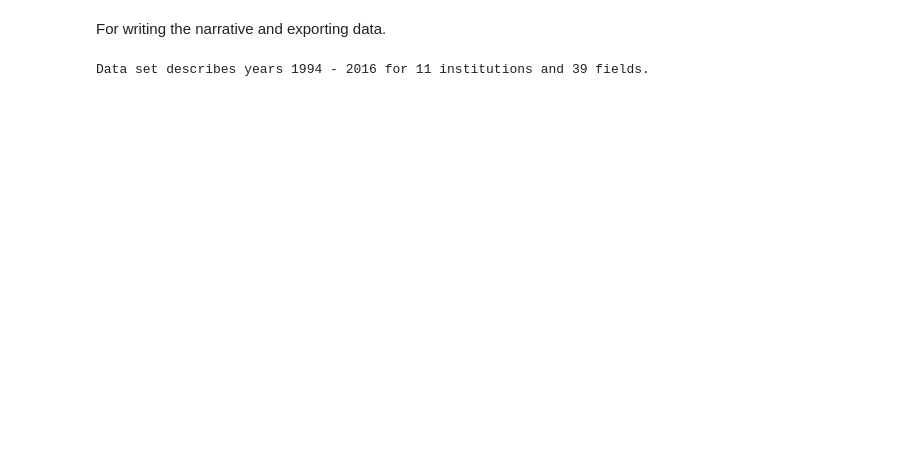
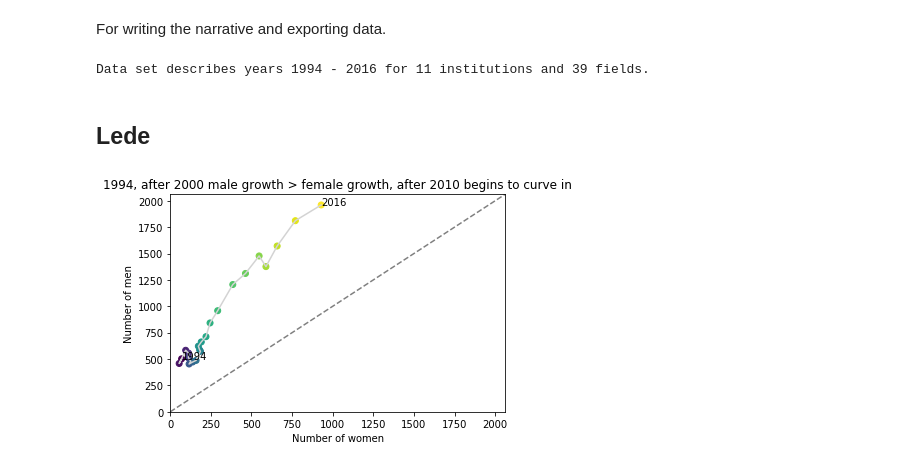
Before and after one commit to spec-journalism/gss-diversity, a Jupyter notebook: notebooks/narrative.ipynb, the cells around one changed output. Saved outputs shown, nothing was run; the diff lists cells and outputs as text; code cells hidden in the pictures; blank space fills up the shorter version.

```diff
--- a/notebooks/narrative.ipynb
+++ b/notebooks/narrative.ipynb
@@ -85,2 +147,9 @@ def get_counts(seh, field, inst='Columbia University in the City of New York'):
+# %% [markdown]
+## Lede
+# %%
+_, ax = plt.subplots()
+plot_total_connected(ax, E_TOTALS, '1994, after 2000 male growth > female growth, after 2010 begins to curve in')
+# %% [output]
+[figure, added]
 # %%
 _, ax = plt.subplots()
```
Also changed, not shown: parts of 15 cells of this notebook.
